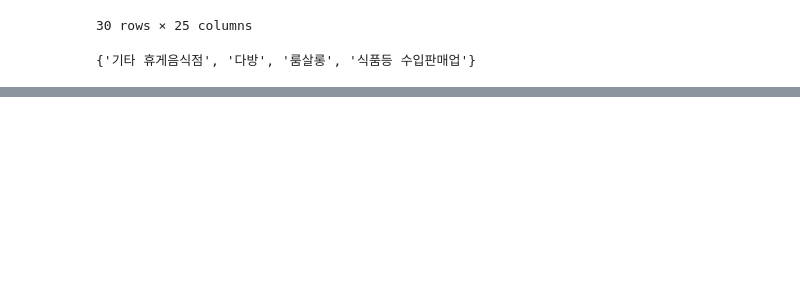
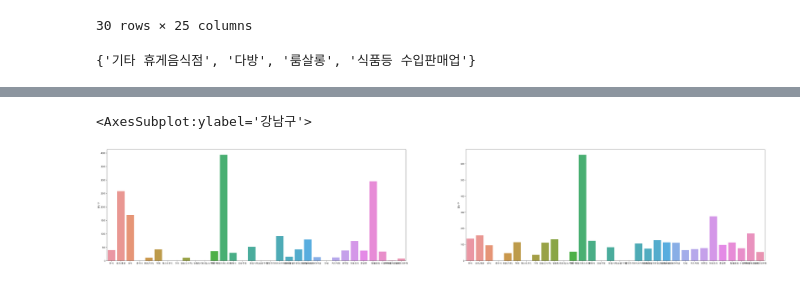
Before and after one commit to wrp21/-, a Jupyter notebook: dataAnalysis/dataAnalysis.ipynb, the cells around one changed output, grey strips where cells are left out. Saved outputs shown, nothing was run; the diff lists cells and outputs as text; code cells hidden in the pictures; blank space fills up the shorter version.

```diff
--- a/dataAnalysis/dataAnalysis.ipynb
+++ b/dataAnalysis/dataAnalysis.ipynb
@@ -539,0 +581,7 @@ closed_group.to_csv('closed_group')
+# %%
+closed_width_categories_max = closed.groupby(['업태구분명', '지역(구)'])['소재지면적'].max().unstack()
+closed_width_categories_min = closed.groupby(['업태구분명', '지역(구)'])['소재지면적'].min().unstack()
+closed_width_categories_avg = closed.groupby(['업태구분명', '지역(구)'])['소재지면적'].mean().unstack()
+closed_width_categories_cha = closed_width_categories_max - closed_width_categories_min
+
+# 지역별 업종에 따른 소재면적의 최대, 최소, 평균
@@ -539,0 +640,10 @@ closed_group.to_csv('closed_group')
+# %%
+plt.figure(figsize = (55, 21))
+plt.subplot(221)
+sns.barplot(x = categories, y = closed_width_categories_cha['강남구'])
+plt.subplot(222)
+sns.barplot(x = categories, y = closed_width_categories_avg['강남구'])
+# 업종별 폐업한 관악구 내 사업장 소재지면적의 최대 - 최소의 차, 평균치를 시각화
+# %% [output]
+<AxesSubplot:ylabel='강남구'>
+[figure, added]
```
Also changed, not shown: parts of 10 cells of this notebook.
